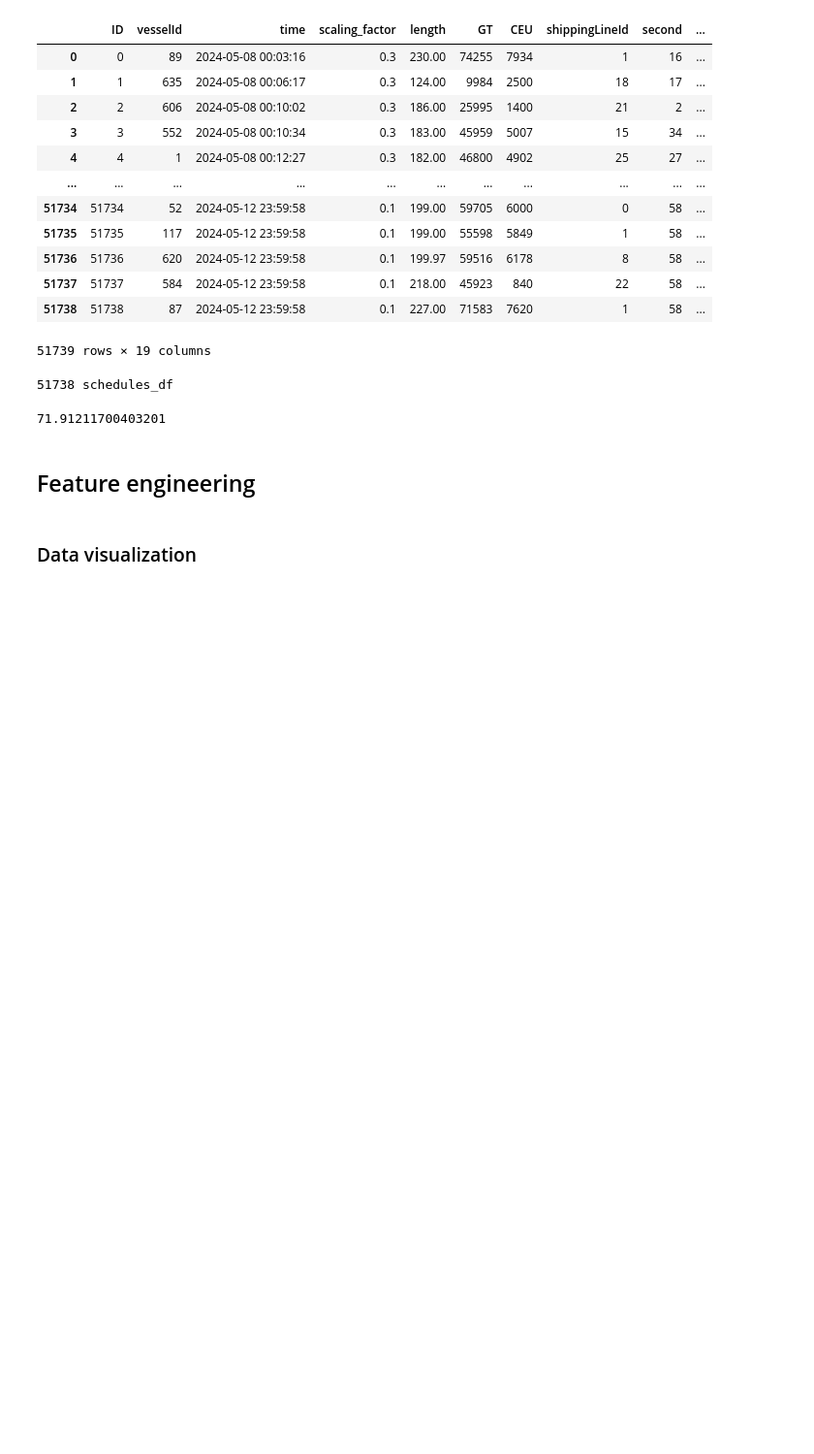
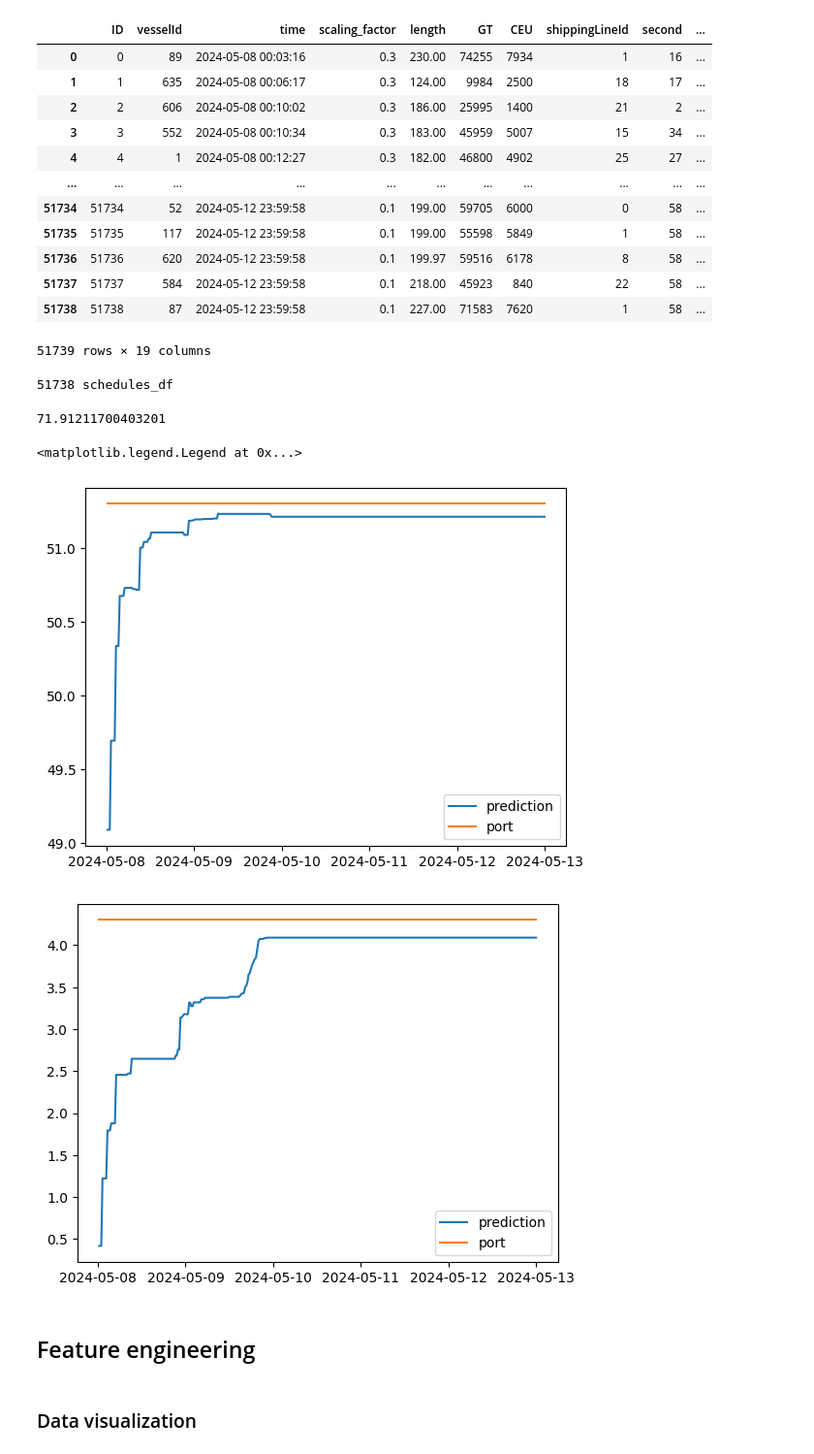
Before and after one commit to andrejvi/AIS-Vessel-Position-Prediction-ML, a Jupyter notebook: Main.ipynb, the cells around one changed output. Shown at 97% size. Saved outputs shown, nothing was run; the diff lists cells and outputs as text; code cells hidden in the pictures; blank space fills up the shorter version.

```diff
--- a/Main.ipynb
+++ b/Main.ipynb
@@ -271,7 +271,7 @@ y = train_df[targets]
 
 params = {
     'objective': 'reg:squarederror',
-    'max_depth': 7,
+    'max_depth': 10,
     'eta':  0.01,
 }
 
@@ -388,6 +388,30 @@ for i in range(len(longitude_best)):
 print((np.mean(distances)) /1000)
 # %% [output]
 71.91211700403201
+# %%
+vessels = vessels_scheduels
+
+vessel = vessels[9]
+vessel_data_test = test_df[test_df['vesselId'] == vessel]
+vessel_data_train = train_df[train_df['vesselId'] == vessel]
+
+#plt.plot(vessel_data_train['time'],vessel_data_train['latitude'])
+#plt.plot(vessel_data_train['time'],vessel_data_train['portLatitude'], label = 'port')
+
+plt.plot(vessel_data_test['time'],vessel_data_test['latitude_predicted'], label = 'prediction')
+plt.plot(vessel_data_test['time'],vessel_data_test['portLatitude'], label = 'port')
+plt.legend()
+
+plt.figure()
+#plt.plot(vessel_data_train['time'],vessel_data_train['longitude'])
+#plt.plot(vessel_data_train['time'],vessel_data_train['portLongitude'], label = 'port')
+plt.plot(vessel_data_test['time'],vessel_data_test['longitude_predicted'], label =  'prediction')
+plt.plot(vessel_data_test['time'],vessel_data_test['portLongitude'], label = 'port')
+plt.legend()
+# %% [output]
+<matplotlib.legend.Legend at 0x...>
+[figure, added]
+[figure, added]
 # %% [markdown]
 ## Feature engineering
 # %%
```
Also changed, not shown: parts of 1 cell of this notebook.
